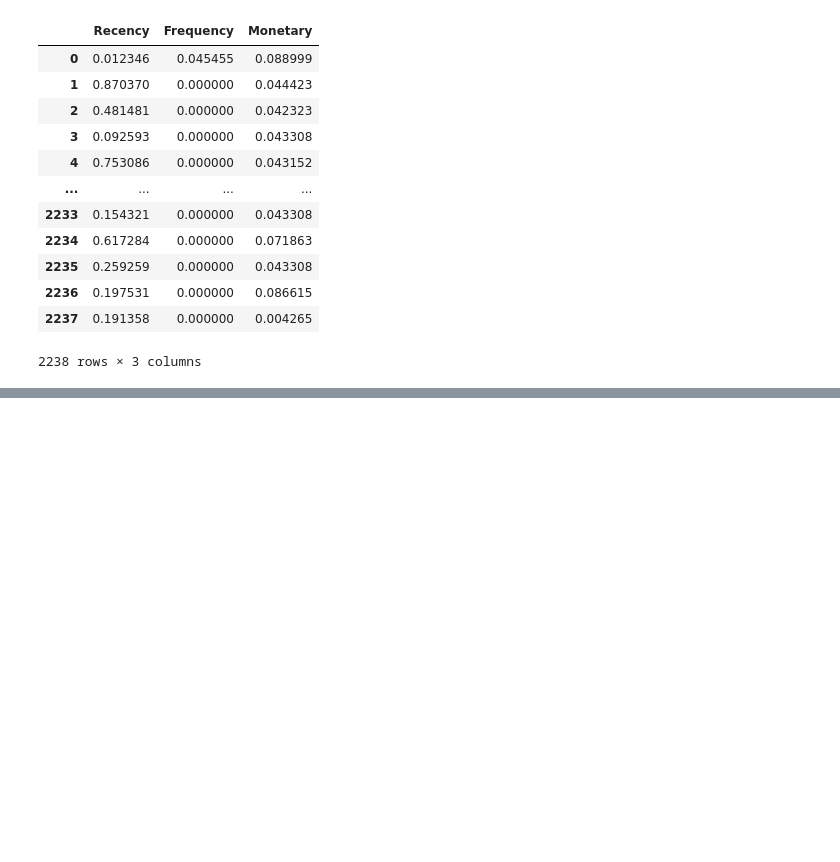
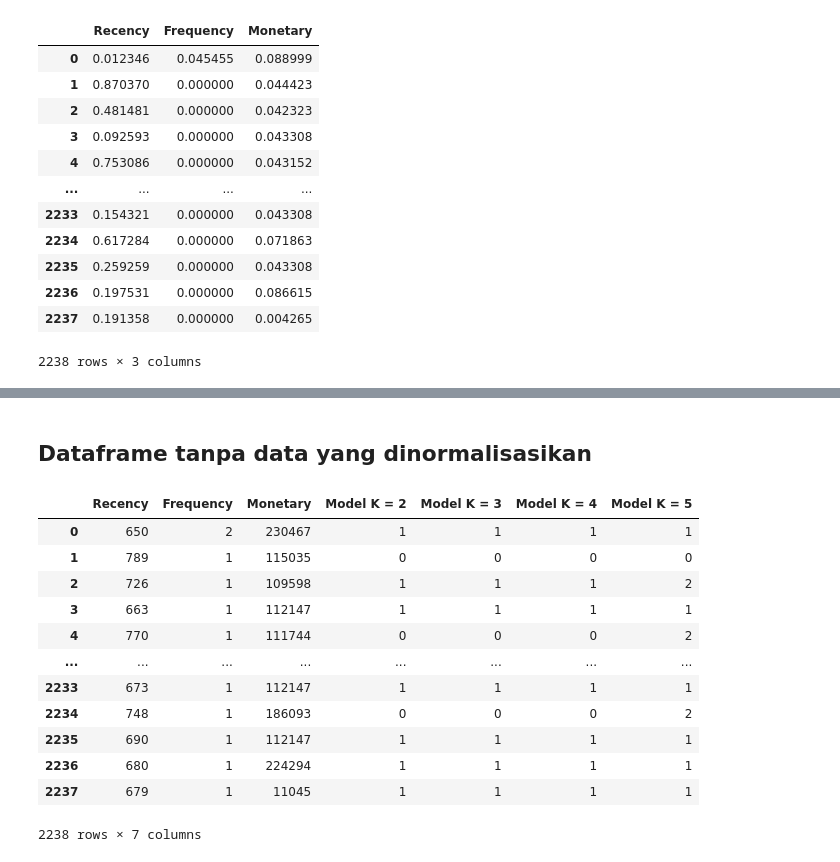
Before and after one commit to fazrigading/cluster_kmedoid, a Jupyter notebook: main.ipynb, the cells around one changed output, grey strips where cells are left out. Saved outputs shown, nothing was run; the diff lists cells and outputs as text; code cells hidden in the pictures; blank space fills up the shorter version.

```diff
--- a/main.ipynb
+++ b/main.ipynb
@@ -174,0 +230,6 @@ Clustering with 2 clusters:
+# %% [markdown]
+## Dataframe tanpa data yang dinormalisasikan
+# %%
+hasil_euclidean = df.copy()
+hasil_manhattan = df.copy()
+hasil_chebyshev = df.copy()
@@ -174,0 +245,16 @@ Clustering with 2 clusters:
+# %%
+hasil_euclidean
+# %% [output]
+|  | Recency | Frequency | Monetary | Model K = 2 | Model K = 3 | Model K = 4 | Model K = 5 |
+| 0 | 650 | 2 | 230467 | 1 | 1 | 1 | 1 |
+| 1 | 789 | 1 | 115035 | 0 | 0 | 0 | 0 |
+| 2 | 726 | 1 | 109598 | 1 | 1 | 1 | 2 |
+| 3 | 663 | 1 | 112147 | 1 | 1 | 1 | 1 |
+| 4 | 770 | 1 | 111744 | 0 | 0 | 0 | 2 |
+| ... | ... | ... | ... | ... | ... | ... | ... |
+| 2233 | 673 | 1 | 112147 | 1 | 1 | 1 | 1 |
+| 2234 | 748 | 1 | 186093 | 0 | 0 | 0 | 2 |
+| 2235 | 690 | 1 | 112147 | 1 | 1 | 1 | 1 |
+| 2236 | 680 | 1 | 224294 | 1 | 1 | 1 | 1 |
+| 2237 | 679 | 1 | 11045 | 1 | 1 | 1 | 1 |
+2238 rows × 7 columns
```
Also changed, not shown: parts of 26 cells of this notebook, 10 other files.
